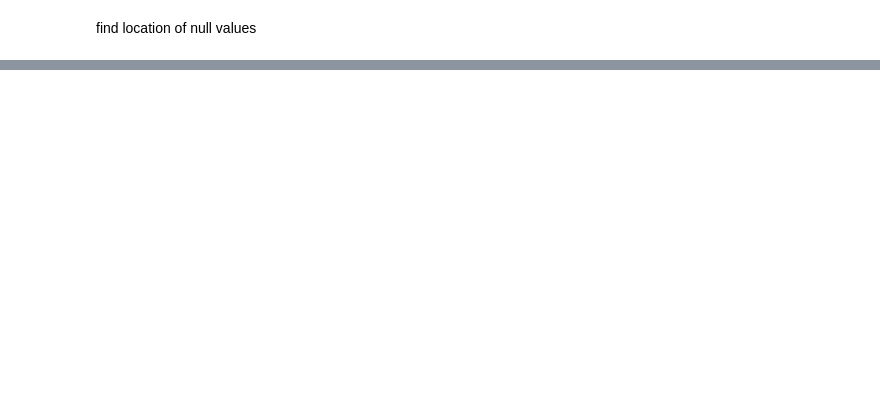
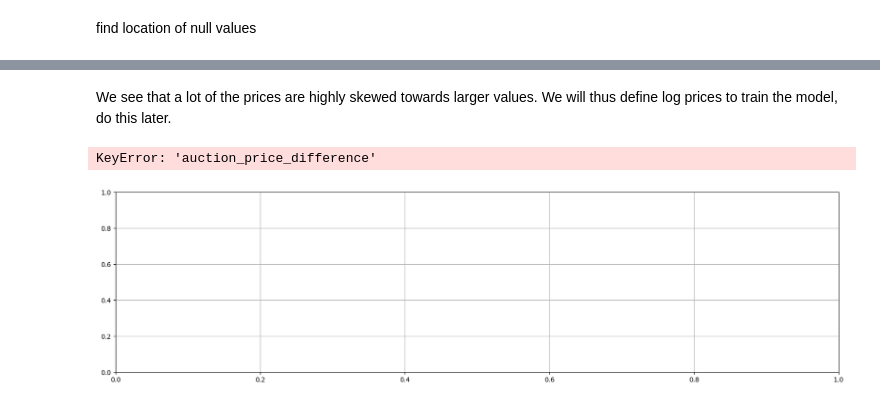
Before and after one commit to joshgowdyprog/GB-energy-trading, a Jupyter notebook: notebooks/exploratory-data-analysis.ipynb, the cells around one changed output, grey strips where cells are left out. Drawn from its saved outputs; the diff is of its cells as text; code cells hidden in the pictures; blank space fills up the shorter version.

```diff
--- a/notebooks/exploratory-data-analysis.ipynb
+++ b/notebooks/exploratory-data-analysis.ipynb
@@ -357,0 +247,2 @@ def impute_missing_values(df, method='periodic rolling mean', method_params=[24,
+# %%
+auction_data=preprocess_data(auction_data)
@@ -357,0 +315,16 @@ def impute_missing_values(df, method='periodic rolling mean', method_params=[24,
+# %% [markdown]
+We see that a lot of the prices are highly skewed towards larger values. We will thus define log prices to train the model, do this later.
+# %%
+# plot the first auction price and spreads for a few days
+days=3
+for i in range(0, days*24, 24):
+    plt.figure(figsize=(20,5))
+    plt.grid()
+    plt.plot(auction_data['auction_price_difference'].iloc[i:i+24], label='auction_price_difference')
+    plt.plot(auction_data['price_first_auction'].iloc[i:i+24], label='price_first_auction')
+    plt.plot(auction_data['system_price_difference'].iloc[i:i+24], label='system_price_difference')
+    plt.legend(loc='best')
+    plt.title(f'First auction price and spreads for day {i/24}')
+# %% [output]
+KeyError: 'auction_price_difference'
+[figure, added]
```
Also changed, not shown: parts of 73 cells of this notebook, 8 other files.
